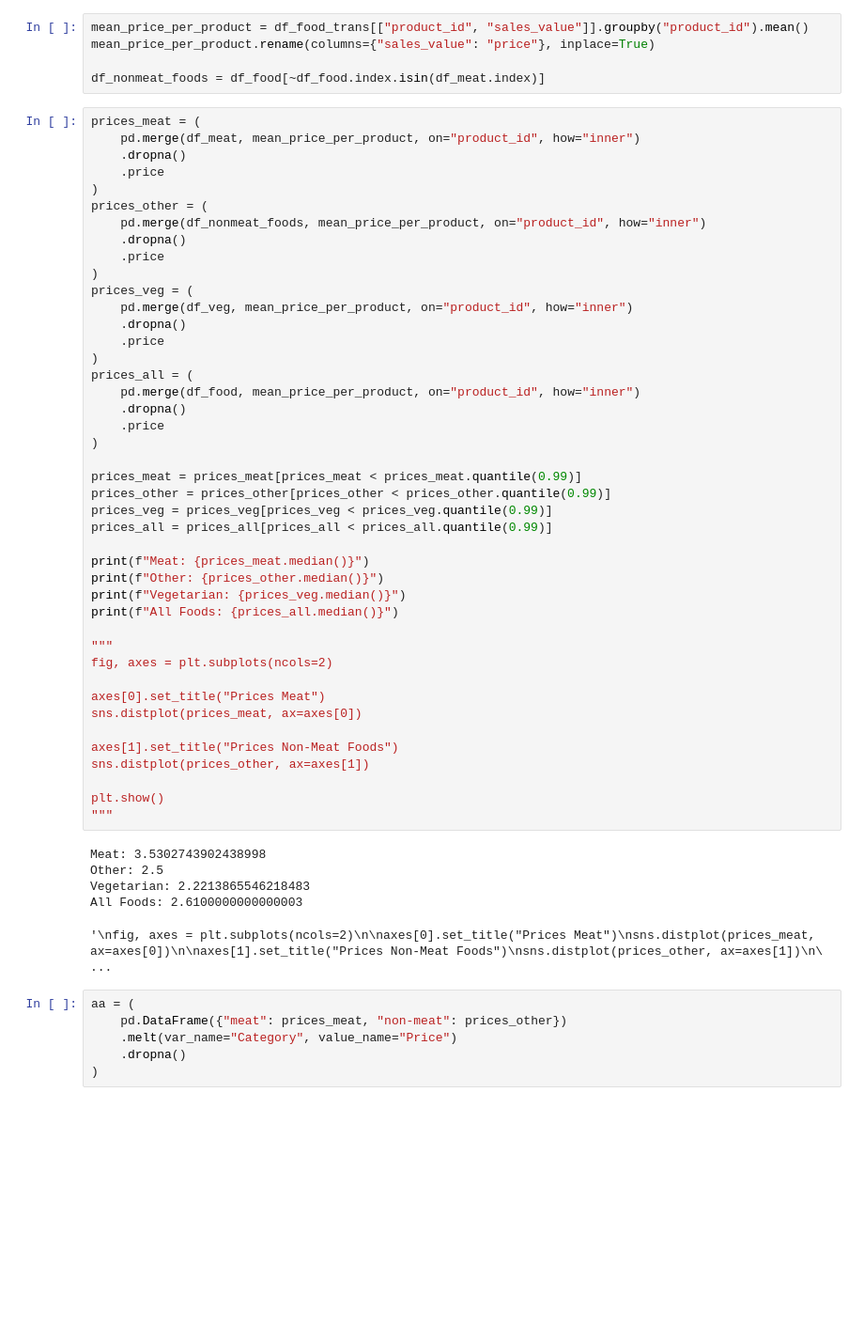
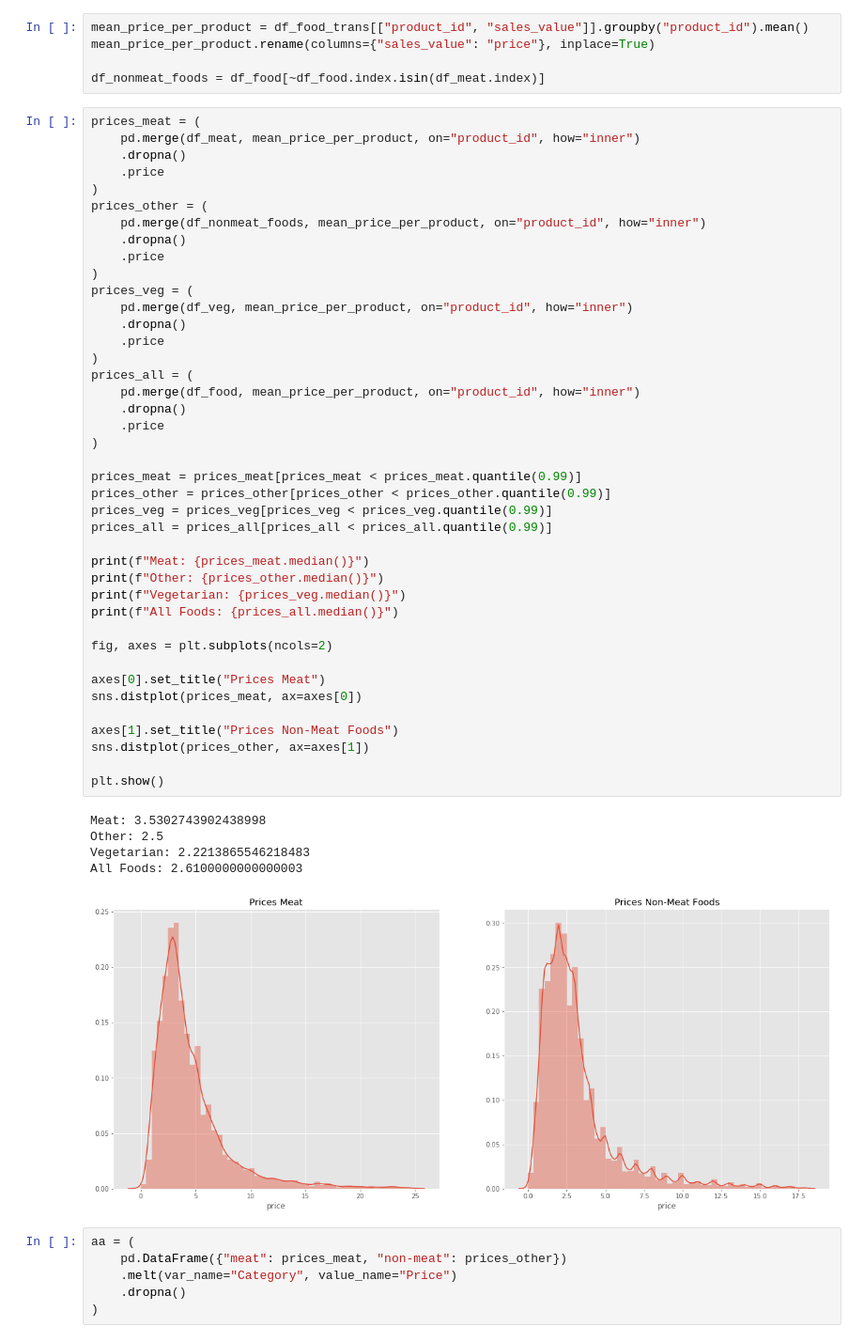
Before and after one commit to whateverforever/ada-2019-project, a Jupyter notebook: data_analysis.ipynb, the cells around one changed output. Shown at 94% size. Drawn from its saved outputs; the diff is of its cells as text; blank space fills up the shorter version.

Commit message:
Add plot of price distributions

```diff
--- a/data_analysis.ipynb
+++ b/data_analysis.ipynb
@@ -981,36 +981,34 @@ prices_veg = (
 prices_all = (
     pd.merge(df_food, mean_price_per_product, on="product_id", how="inner")
     .dropna()
     .price
 )
 
 prices_meat = prices_meat[prices_meat < prices_meat.quantile(0.99)]
 prices_other = prices_other[prices_other < prices_other.quantile(0.99)]
 prices_veg = prices_veg[prices_veg < prices_veg.quantile(0.99)]
 prices_all = prices_all[prices_all < prices_all.quantile(0.99)]
 
 print(f"Meat: {prices_meat.median()}")
 print(f"Other: {prices_other.median()}")
 print(f"Vegetarian: {prices_veg.median()}")
 print(f"All Foods: {prices_all.median()}")
 
-"""
 fig, axes = plt.subplots(ncols=2)
 
 axes[0].set_title("Prices Meat")
 sns.distplot(prices_meat, ax=axes[0])
 
 axes[1].set_title("Prices Non-Meat Foods")
 sns.distplot(prices_other, ax=axes[1])
 
 plt.show()
-"""
 # %% [output]
 Meat: 3.5302743902438998
 Other: 2.5
 Vegetarian: 2.2213865546218483
 All Foods: 2.6100000000000003
-'\nfig, axes = plt.subplots(ncols=2)\n\naxes[0].set_title("Prices Meat")\nsns.distplot(prices_meat, ax=axes[0])\n\naxes[1].set_title("Prices Non-Meat Foods")\nsns.distplot(prices_other, ax=axes[1])\n\ ...
+[figure, added]
 # %%
 aa = (
     pd.DataFrame({"meat": prices_meat, "non-meat": prices_other})
```
